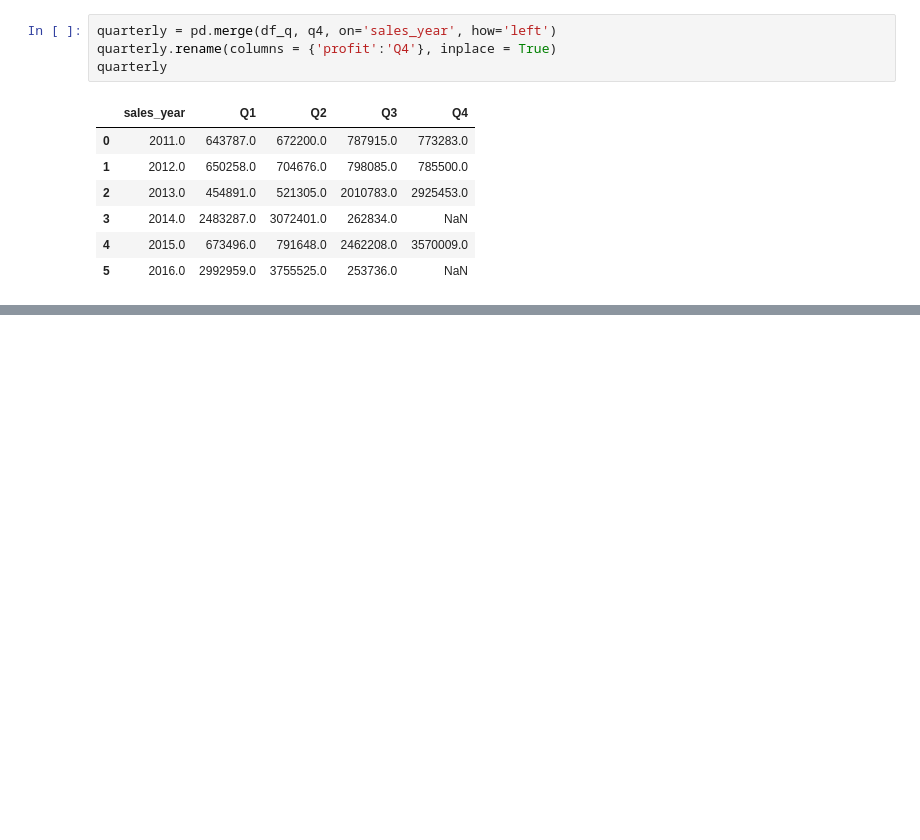
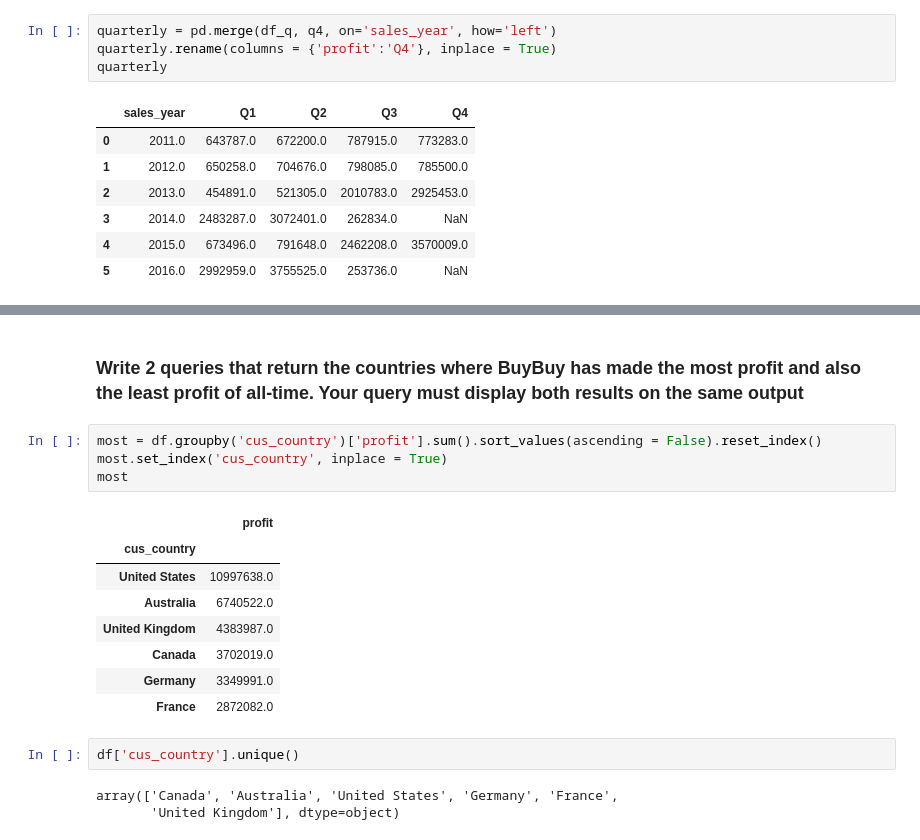
Before and after one commit to LemmyFee/Code-Your-Way-Up, a Jupyter notebook: buybuy_sales.ipynb, the cells around one changed output, grey strips where cells are left out. Drawn from its saved outputs; the diff is of its cells as text; blank space fills up the shorter version.

Commit message:
fix - queries

```diff
--- a/buybuy_sales.ipynb
+++ b/buybuy_sales.ipynb
@@ -231,0 +259,20 @@ quarterly
+# %% [markdown]
+### Write 2 queries that return the countries where BuyBuy has made the most profit and also the least profit of all-time. Your query must display both results on the same output
+# %%
+most = df.groupby('cus_country')['profit'].sum().sort_values(ascending = False).reset_index()
+most.set_index('cus_country', inplace = True)
+most
+# %% [output]
+|  | profit |
+| cus_country |  |
+| United States | 10997638.0 |
+| Australia | 6740522.0 |
+| United Kingdom | 4383987.0 |
+| Canada | 3702019.0 |
+| Germany | 3349991.0 |
+| France | 2872082.0 |
+# %%
+df['cus_country'].unique()
+# %% [output]
+array(['Canada', 'Australia', 'United States', 'Germany', 'France',
+       'United Kingdom'], dtype=object)
```
Also changed, not shown: parts of 6 cells of this notebook.
